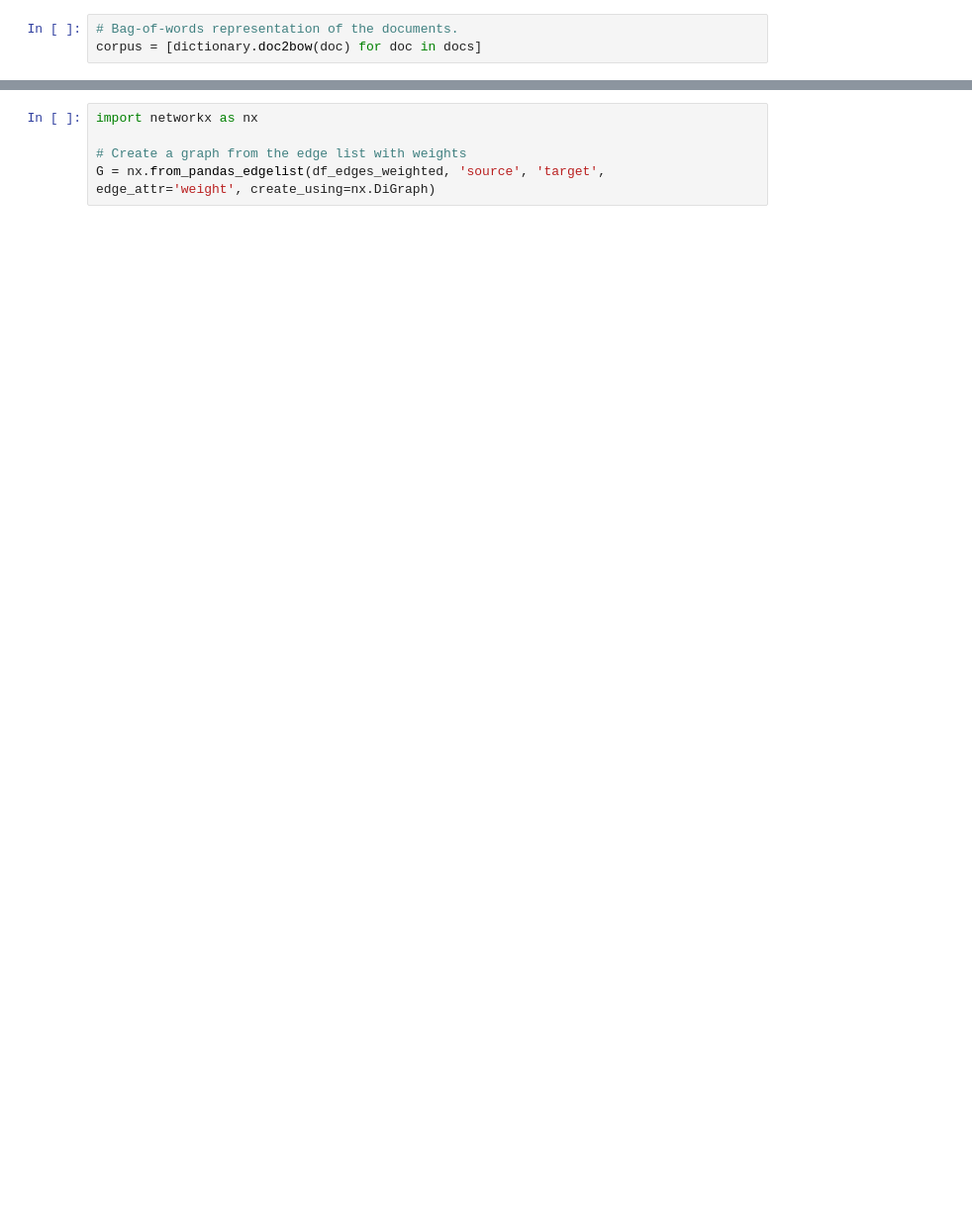
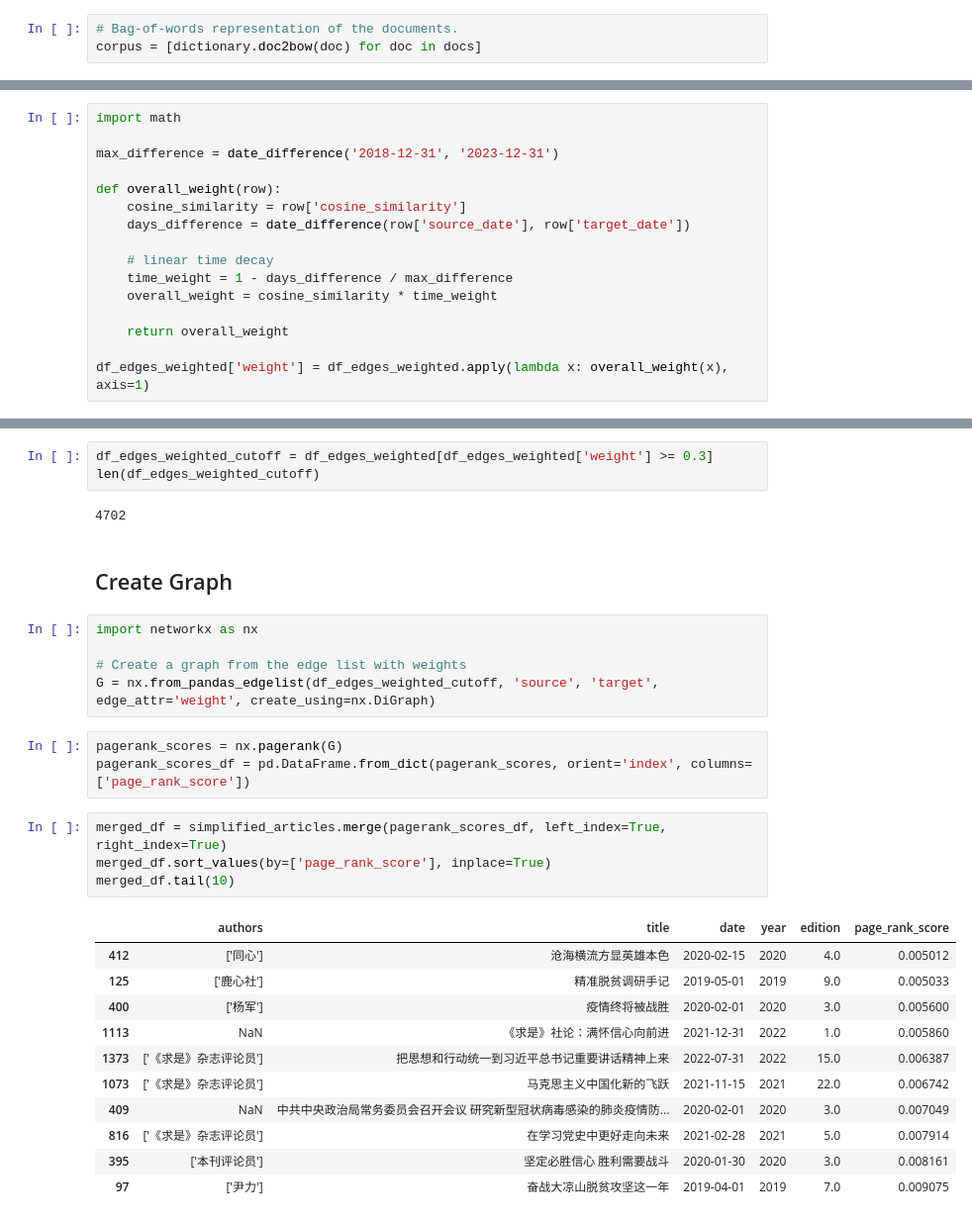
Before and after one commit to calebcsjm/China_Project, a Jupyter notebook: analyze_articles/centrality.ipynb, the cells around one changed output, grey strips where cells are left out. Shown at 99% size. Cells and saved outputs as stored; diff of their text form; blank space fills up the shorter version.

```diff
--- a/analyze_articles/centrality.ipynb
+++ b/analyze_articles/centrality.ipynb
@@ -234,0 +218,16 @@ df_edges_weighted.head(2)
+# %%
+import math
+
+max_difference = date_difference('2018-12-31', '2023-12-31')
+
+def overall_weight(row):
+    cosine_similarity = row['cosine_similarity']
+    days_difference = date_difference(row['source_date'], row['target_date'])
+
+    # linear time decay
+    time_weight = 1 - days_difference / max_difference
+    overall_weight = cosine_similarity * time_weight
+
+    return overall_weight
+
+df_edges_weighted['weight'] = df_edges_weighted.apply(lambda x: overall_weight(x), axis=1)
@@ -235,6 +254,32 @@ df_edges_weighted.head(2)
+# %%
+df_edges_weighted_cutoff = df_edges_weighted[df_edges_weighted['weight'] >= 0.3]
+len(df_edges_weighted_cutoff)
+# %% [output]
+4702
+# %% [markdown]
+## Create Graph
 # %%
 import networkx as nx
 
 # Create a graph from the edge list with weights
-G = nx.from_pandas_edgelist(df_edges_weighted, 'source', 'target', edge_attr='weight', create_using=nx.DiGraph)
+G = nx.from_pandas_edgelist(df_edges_weighted_cutoff, 'source', 'target', edge_attr='weight', create_using=nx.DiGraph)
+# %%
+pagerank_scores = nx.pagerank(G)
+pagerank_scores_df = pd.DataFrame.from_dict(pagerank_scores, orient='index', columns=['page_rank_score'])
+# %%
+merged_df = simplified_articles.merge(pagerank_scores_df, left_index=True, right_index=True)
+merged_df.sort_values(by=['page_rank_score'], inplace=True)
+merged_df.tail(10)
+# %% [output]
+|  | authors | title | date | year | edition | page_rank_score |
+| 412 | ['同心'] | 沧海横流方显英雄本色 | 2020-02-15 | 2020 | 4.0 | 0.005012 |
+| 125 | ['鹿心社'] | 精准脱贫调研手记 | 2019-05-01 | 2019 | 9.0 | 0.005033 |
+| 400 | ['杨军'] | 疫情终将被战胜 | 2020-02-01 | 2020 | 3.0 | 0.005600 |
+| 1113 | NaN | 《求是》社论：满怀信心向前进 | 2021-12-31 | 2022 | 1.0 | 0.005860 |
+| 1373 | ['《求是》杂志评论员'] | 把思想和行动统一到习近平总书记重要讲话精神上来 | 2022-07-31 | 2022 | 15.0 | 0.006387 |
+| 1073 | ['《求是》杂志评论员'] | 马克思主义中国化新的飞跃 | 2021-11-15 | 2021 | 22.0 | 0.006742 |
+| 409 | NaN | 中共中央政治局常务委员会召开会议 研究新型冠状病毒感染的肺炎疫情防... | 2020-02-01 | 2020 | 3.0 | 0.007049 |
+| 816 | ['《求是》杂志评论员'] | 在学习党史中更好走向未来 | 2021-02-28 | 2021 | 5.0 | 0.007914 |
+| 395 | ['本刊评论员'] | 坚定必胜信心 胜利需要战斗 | 2020-01-30 | 2020 | 3.0 | 0.008161 |
+| 97 | ['尹力'] | 奋战大凉山脱贫攻坚这一年 | 2019-04-01 | 2019 | 7.0 | 0.009075 |
 # %%
```
Also changed, not shown: parts of 28 cells of this notebook.
